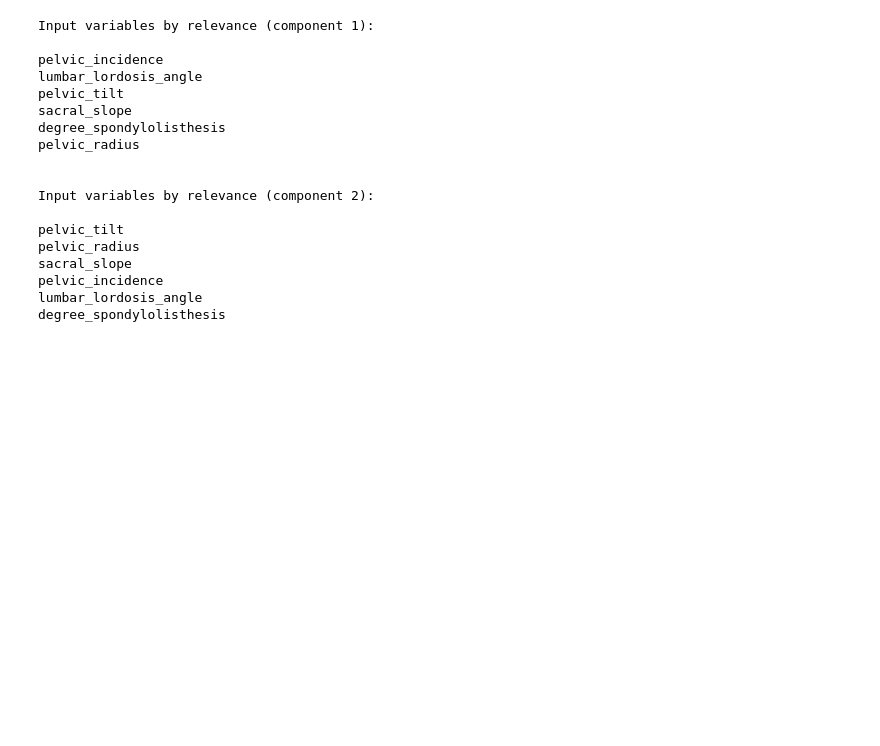
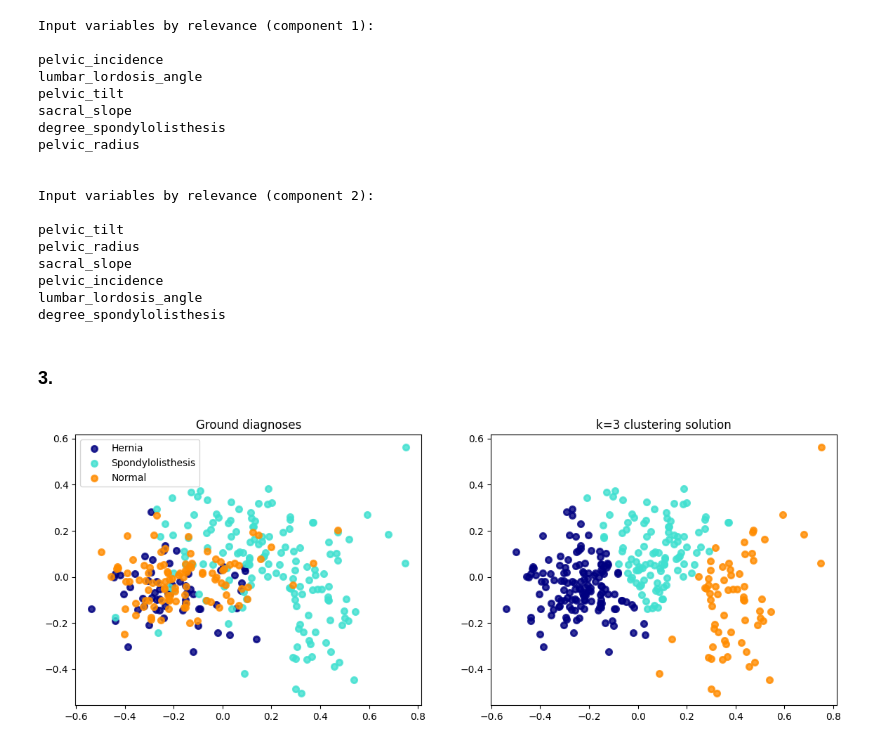
Before and after one commit to Rua-Gouveia-Alliance/ap_homeworks, a Jupyter notebook: homework_4/homework4.ipynb, the cells around one changed output. Saved outputs shown, nothing was run; the diff lists cells and outputs as text; code cells hidden in the pictures; blank space fills up the shorter version.

```diff
--- a/homework_4/homework4.ipynb
+++ b/homework_4/homework4.ipynb
@@ -90,3 +92,28 @@ sacral_slope
 pelvic_incidence
 lumbar_lordosis_angle
 degree_spondylolisthesis
+# %% [markdown]
+### 3.
+# %%
+import matplotlib.pyplot as plt
+
+y_pred = KMeans(n_clusters=3, random_state=0).fit(X).labels_
+pca = PCA(n_components=2).fit_transform(X)
+names = y.unique()
+colors = ['navy', 'turquoise', 'darkorange']
+
+plt.figure(figsize=(14, 5))
+plt.subplot(121)
+for color, name in zip(colors, names):
+    plt.scatter(pca[y==name,0], pca[y==name,1], color=color, alpha=.8, lw=2, label=name)
+plt.legend(loc='best', shadow=False, scatterpoints=1)
+plt.title('Ground diagnoses')
+
+plt.subplot(122)
+for color, i in zip(colors, [0, 1, 2]):
+    plt.scatter(pca[y_pred==i,0], pca[y_pred==i,1], color=color, alpha=.8, lw=2)
+plt.title('k=3 clustering solution')
+
+plt.show()
+# %% [output]
+[figure, added]
```
Also changed, not shown: parts of 1 cell of this notebook.
